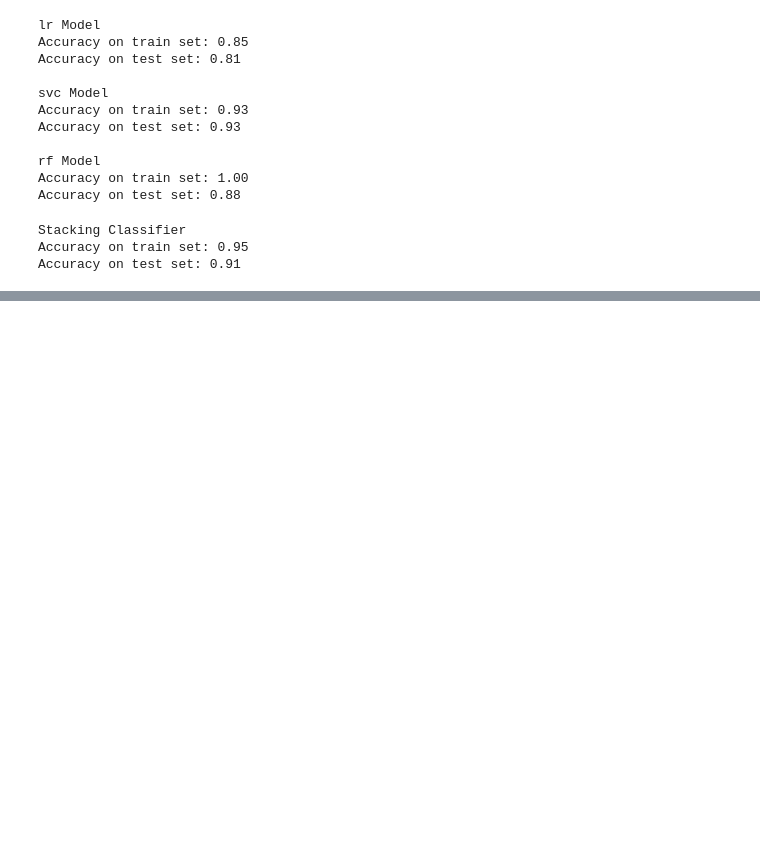
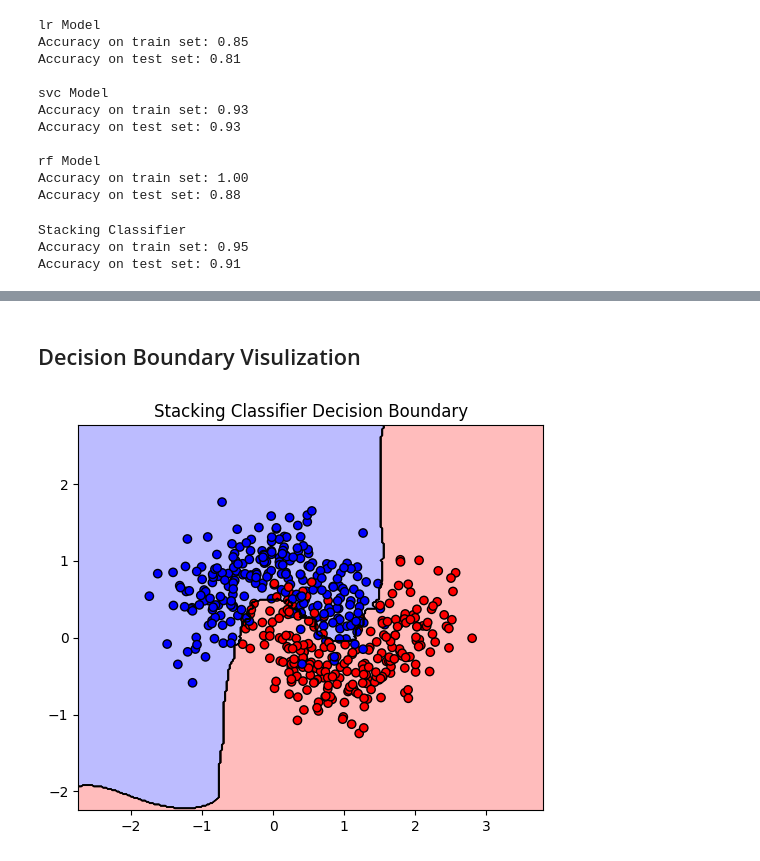
Before and after one commit to architsh007/hands-on-ml-geron, a Jupyter notebook: 07_ensemble_learning_&_random_forest/notebooks/03_stacking_classifier.ipynb, the cells around one changed output, grey strips where cells are left out. Cells and saved outputs as stored; diff of their text form; code cells hidden in the pictures; blank space fills up the shorter version.

```diff
--- a/07_ensemble_learning_&_random_forest/notebooks/03_stacking_classifier.ipynb
+++ b/07_ensemble_learning_&_random_forest/notebooks/03_stacking_classifier.ipynb
@@ -85,0 +149,25 @@ Accuracy on test set: 0.91
+# %% [markdown]
+## Decision Boundary Visulization
+# %%
+import numpy as np
+
+def plot_decision_boundary(model, X, y, title):
+    x0, x1 = np.meshgrid(
+        np.linspace(X[:, 0].min() - 1, X[:, 0].max() + 1, 300),
+        np.linspace(X[:, 1].min() - 1, X[:, 1].max() + 1, 300)
+    )
+
+    X_grid = np.c_[x0.ravel(), x1.ravel()]
+    y_pred = model.predict(X_grid).reshape(x0.shape)
+
+    plt.figure(figsize=(6,5))
+    plt.contourf(x0, x1, y_pred, alpha=0.3, cmap="bwr")
+    plt.contour(x0, x1, y_pred, colors="k", linewidths=0.5)
+    plt.scatter(X[:, 0], X[:, 1], c=y, cmap="bwr", edgecolor="k")
+    plt.title(title)
+    plt.show()
+
+plot_decision_boundary(stack_clf, X, y,
+                       "Stacking Classifier Decision Boundary")
+# %% [output]
+[figure, added]
```
Also changed, not shown: parts of 12 cells of this notebook, 1 other file.
